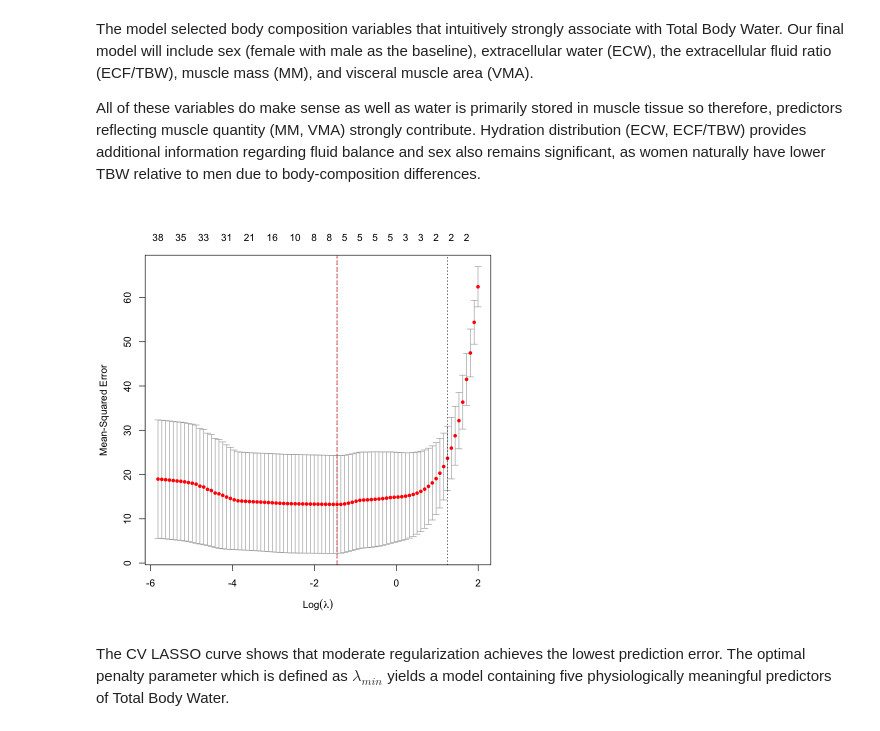
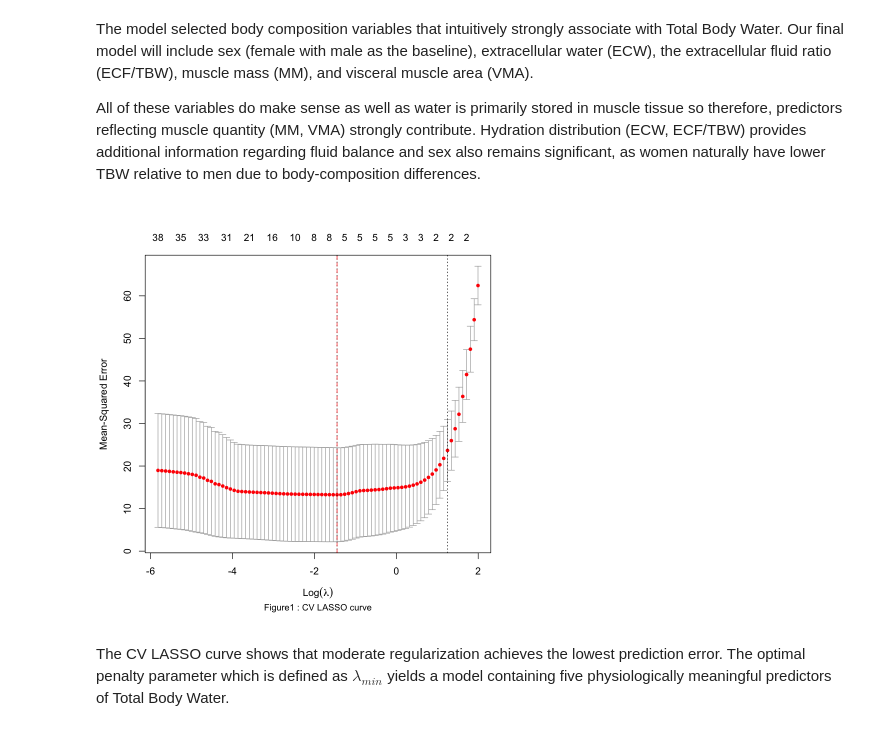
Before and after one commit to calvingdu/stat301_group20, a Jupyter notebook: final/final.ipynb, the cells around one changed output. Saved outputs shown, nothing was run; the diff lists cells and outputs as text; code cells hidden in the pictures.

Commit message:
Figures for captions

```diff
--- a/final/final.ipynb
+++ b/final/final.ipynb
@@ -180,10 +180,14 @@ The model selected body composition variables that intuitively strongly associat
 
 All of these variables do make sense as well as water is primarily stored in muscle tissue so therefore, predictors reflecting muscle quantity (MM, VMA) strongly contribute. Hydration distribution (ECW, ECF/TBW) provides additional information regarding fluid balance and sex also remains significant, as women naturally have lower TBW relative to men due to body-composition differences.
 # %%
+# ensure enough bottom margin for the caption
+op <- par(mar = c(6, 4, 4, 2) + 0.1)
 plot(lasso)
-abline(v = log(lasso$lambda.min), col="red", lty=2)
+abline(v = log(lasso$lambda.min), col = "red", lty = 2)
+mtext("Figure1 : CV LASSO curve", side = 1, line = 4, cex = 0.9)
+par(op)
 # %% [output]
-[figure, old version]
+[figure, new version]
 # %% [markdown]
 The CV LASSO curve shows that moderate regularization achieves the lowest prediction error. The optimal penalty parameter which is defined as $\lambda_{min}$ yields a model containing five physiologically meaningful predictors of Total Body Water.
 # %%
```
Also changed, not shown: parts of 5 cells of this notebook.
